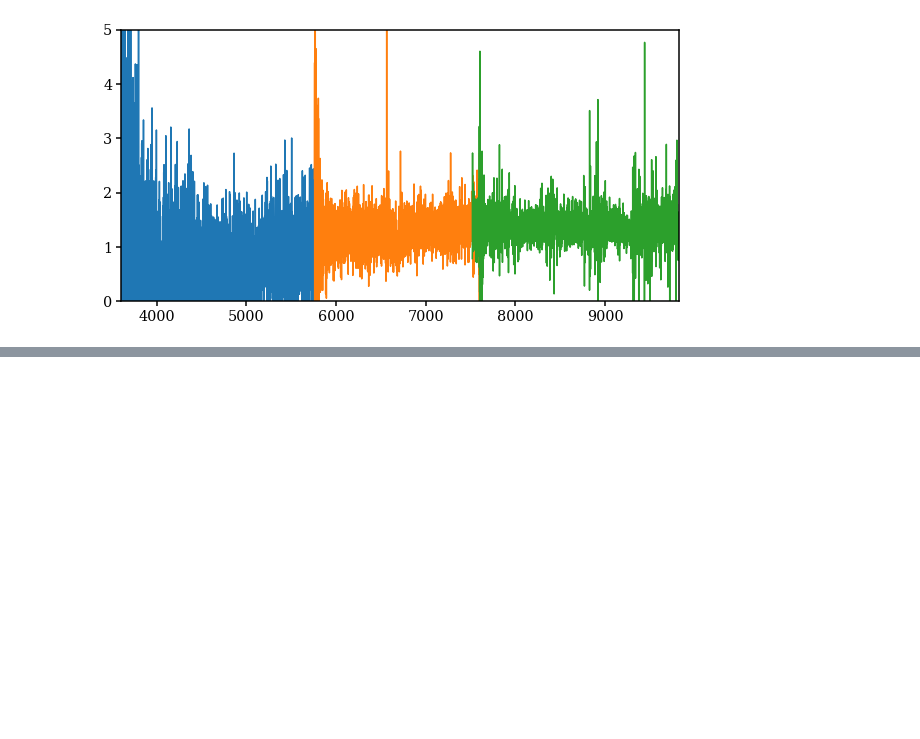
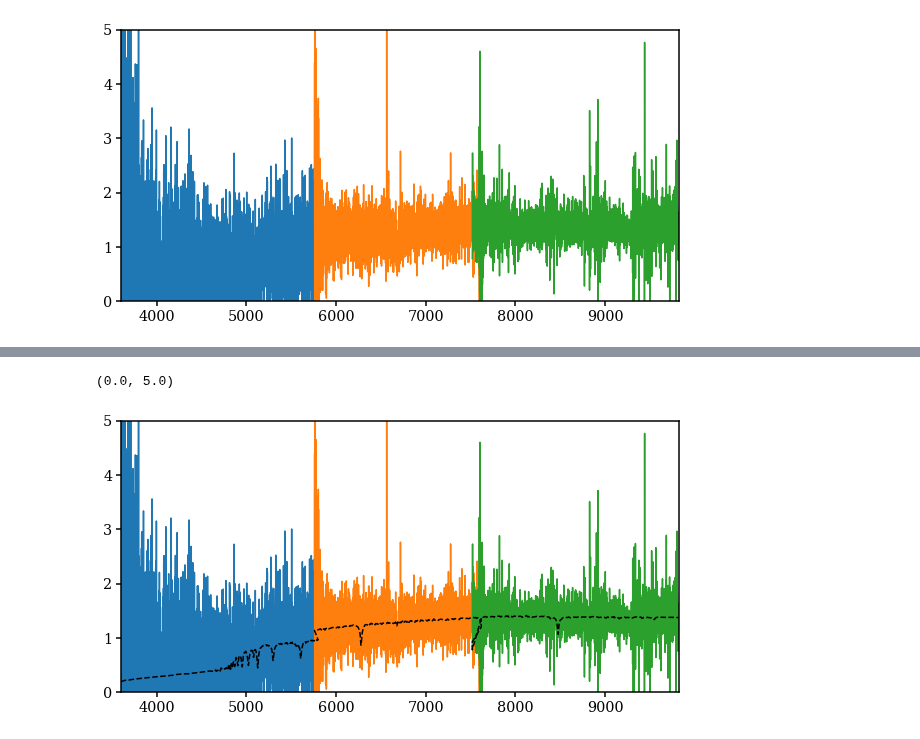
Before and after one commit to changhoonhahn/provabgs, a Jupyter notebook: nb/tutorial_desispec.ipynb, the cells around one changed output, grey strips where cells are left out. Saved outputs shown, nothing was run; the diff lists cells and outputs as text; code cells hidden in the pictures; blank space fills up the shorter version.

Commit message:
tutorial includes how to plot best-fit spectra

```diff
--- a/nb/tutorial_desispec.ipynb
+++ b/nb/tutorial_desispec.ipynb
@@ -128,0 +134,12 @@ log Posterior(theta0) = -5574.276718
+# %%
+fig = plt.figure(figsize=(10,5))
+sub = fig.add_subplot(111)
+sub.plot(spectra.wave['b'], spectra.flux['b'][igal])
+sub.plot(spectra.wave['r'], spectra.flux['r'][igal])
+sub.plot(spectra.wave['z'], spectra.flux['z'][igal])
+sub.plot(mcmc['wavelength_obs'], mcmc['flux_spec_model'], c='k', ls='--')
+sub.set_xlim(spectra.wave['b'].min(), spectra.wave['z'].max())
+sub.set_ylim(0, 5)
+# %% [output]
+(0.0, 5.0)
+[figure, added]
```
Also changed, not shown: parts of 1 cell of this notebook.
